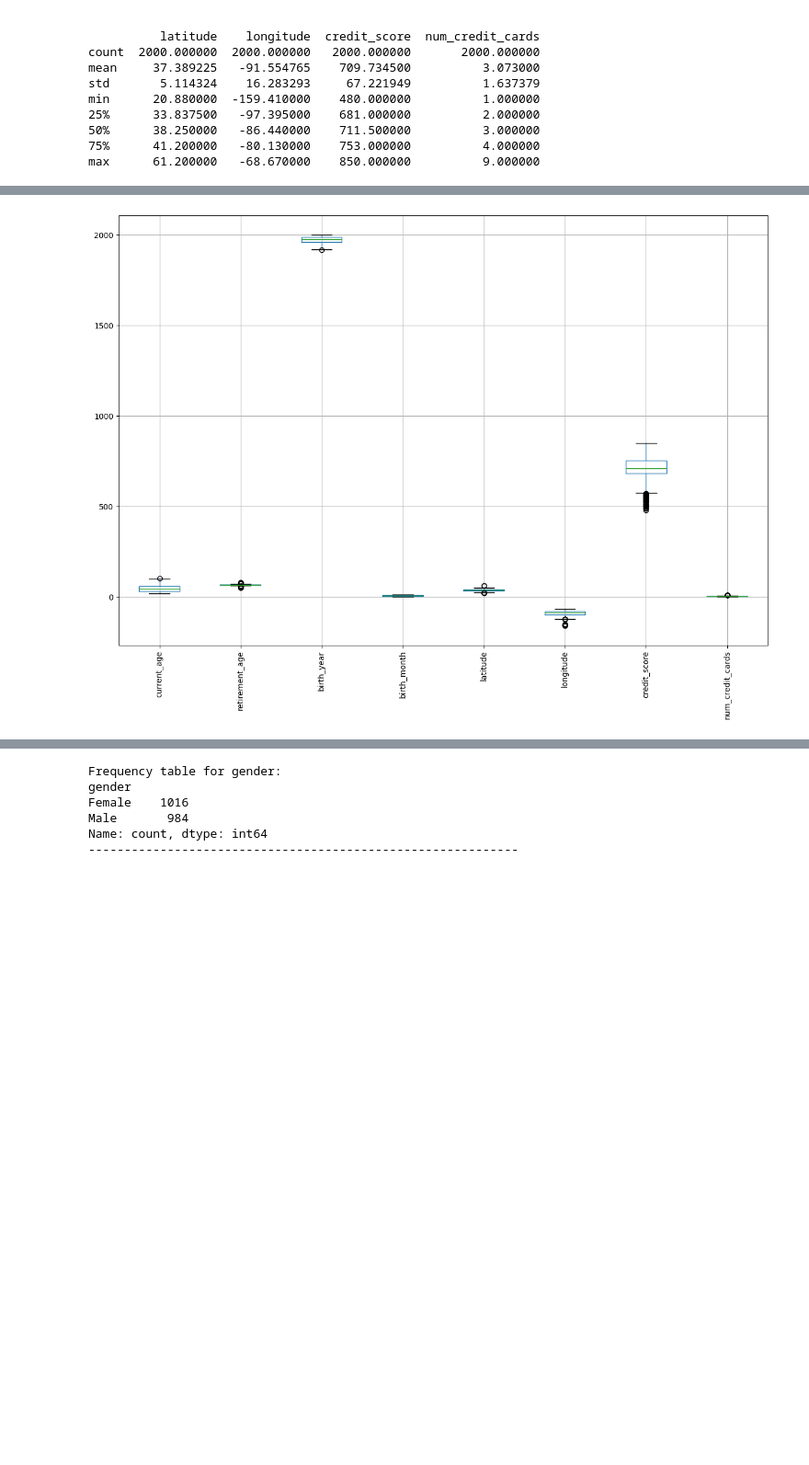
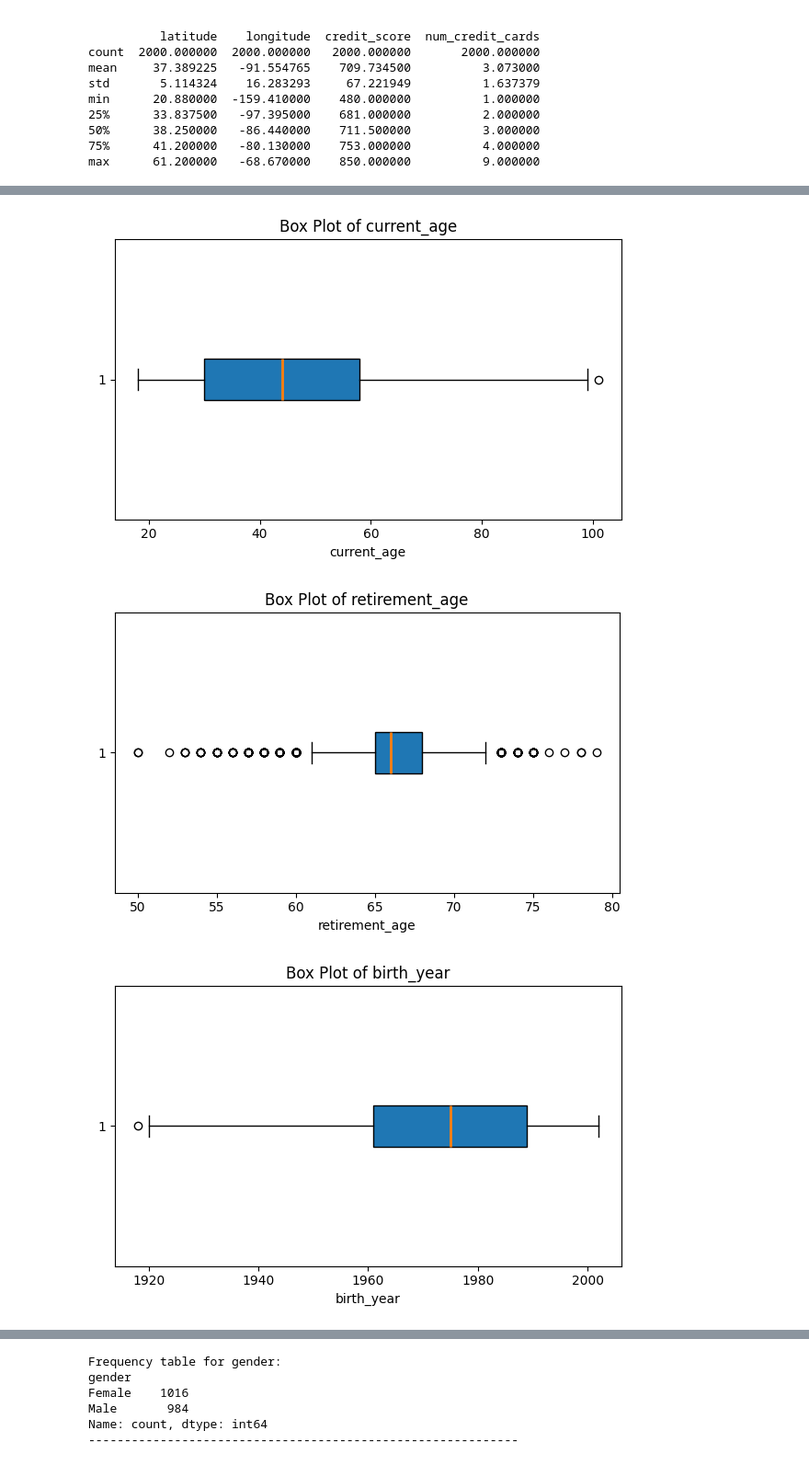
Before and after one commit to journalss2002-gif/DataMining-Fall2025-Project, a Jupyter notebook: users_Data_EDA.ipynb, the cells around one changed output, grey strips where cells are left out. Shown at 92% size. Cells and saved outputs as stored; diff of their text form; code cells hidden in the pictures; blank space fills up the shorter version.

```diff
--- a/users_Data_EDA.ipynb
+++ b/users_Data_EDA.ipynb
@@ -137,10 +134,15 @@ max             9.000000
 # %%
+#selecting numerical columns
 continuous_cols = df.select_dtypes(include=['float64', 'int64']).columns
+#removing 'id' column from the list of continuous columns
 numeric_cols_no_id = [c for c in continuous_cols if c != 'id']
-#visualizing the data usng histograms for continuous variables
+
+#visualizing the data using histograms for continuous variables
 for col in numeric_cols_no_id:
-    plt.figure(figsize=(8, 4))
-    sns.histplot(df[col], kde=True)
-    plt.title(f'Histogram of {col}')
+    plt.figure(figsize=(6, 4))
+    plt.hist(df[col], bins=30, edgecolor='black')
+    plt.title(f"Distribution of {col}")
+    plt.xlabel(col)
+    plt.ylabel("Frequency")
     plt.show()
 # %% [output]
@@ -155,7 +159,21 @@ for col in numeric_cols_no_id:
 # %%
 #boxplots for numerical features
-plt.figure(figsize=(15,10))
-df[numeric_cols_no_id].boxplot(rot=90)
-plt.show()
+for col in numeric_cols_no_id:
+    plt.figure(figsize=(6, 4))
+    plt.boxplot(
+        df[col],
+        vert=False,
+        patch_artist=True,
+        boxprops=dict(linewidth=1),
+        medianprops=dict(linewidth=2),
+        whiskerprops=dict(linewidth=1),
+        capprops=dict(linewidth=1)
+    )
+    plt.title(f"Box Plot of {col}")
+    plt.xlabel(col)
+    plt.tight_layout()
+    plt.show()
 # %% [output]
-[figure, old version]
+[figure, new version]
+[figure, added]
+[figure, added]
```
Also changed, not shown: parts of 10 cells of this notebook, 1 other file.
